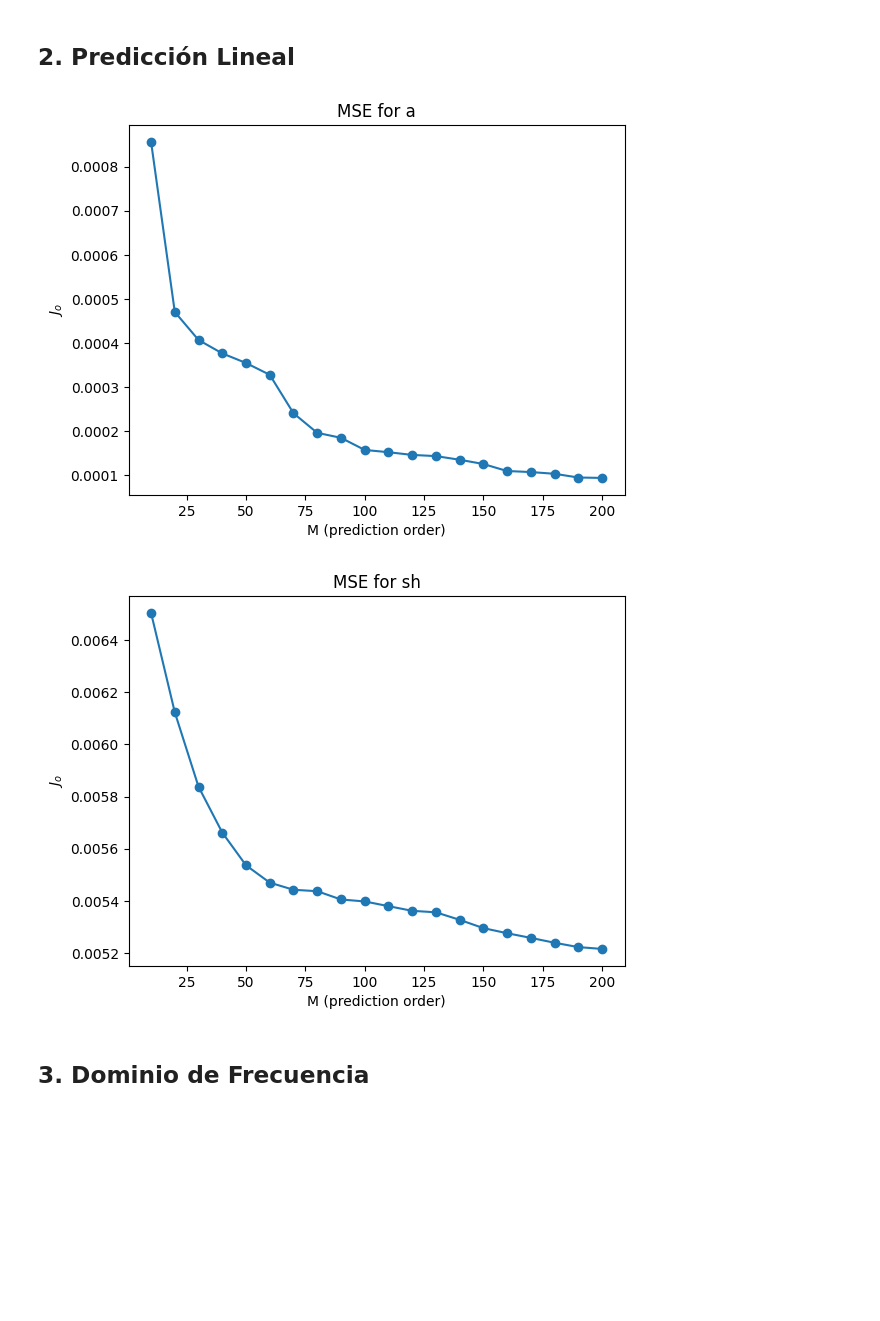
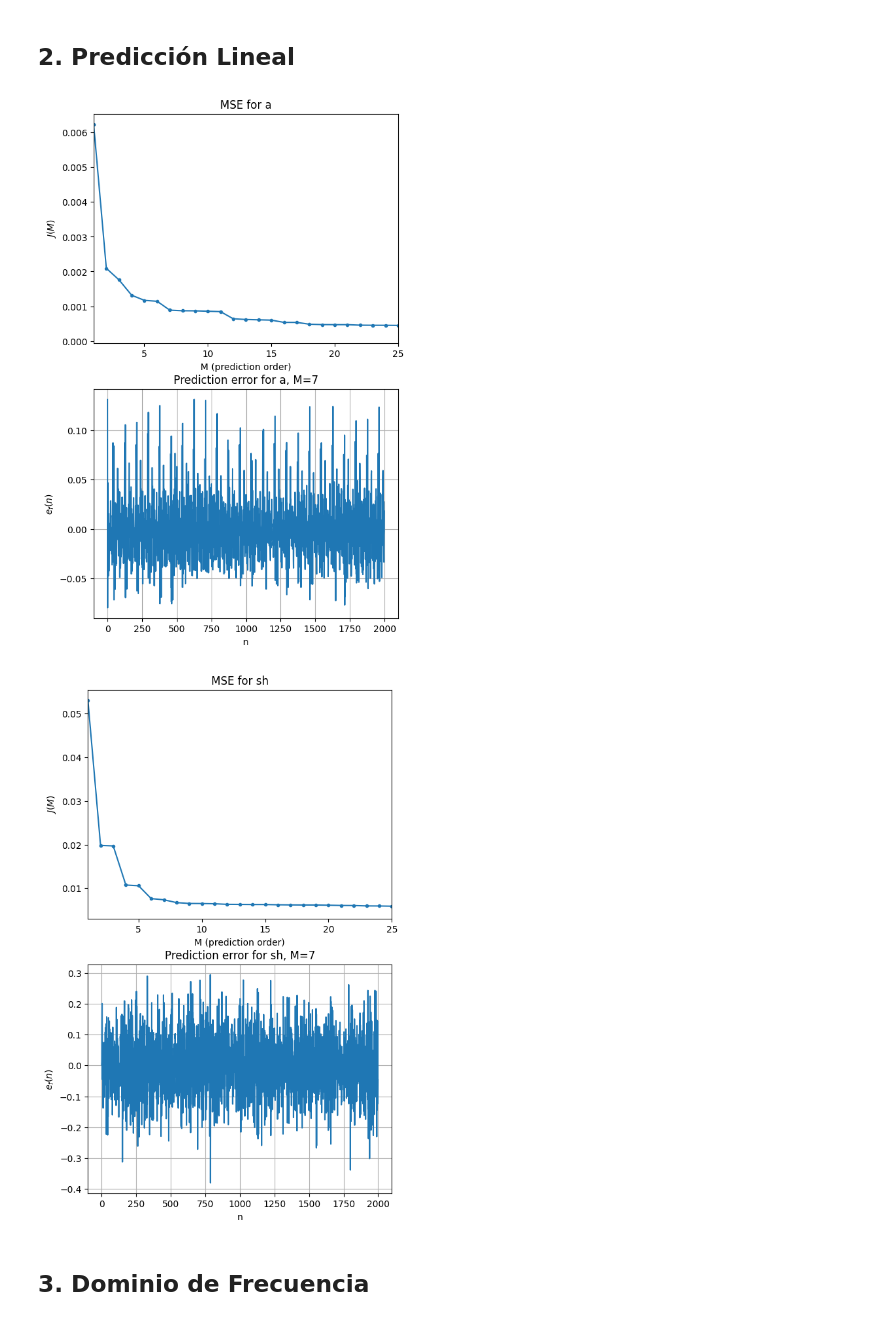
Before and after one commit to albertig2/Procesamiento-Adaptivo-22.46-, a Jupyter notebook: TP3/TP2_prediccion_lineal.ipynb, the cells around one changed output. Cells and saved outputs as stored; diff of their text form; code cells hidden in the pictures; blank space fills up the shorter version.

```diff
--- a/TP3/TP2_prediccion_lineal.ipynb
+++ b/TP3/TP2_prediccion_lineal.ipynb
@@ -44,55 +43,72 @@ display(Audio(sh, rate=fs))
 # %% [markdown]
 ## 2. Predicción Lineal
 # %%
+
 # Predicción forward
 # Plot MSE J
 # Dos codos para a y un para sh
 # Recomendacion: Investigen error ef(n)
 # ef(n) = x(n) + aH(n)x(n-1)
 # Not investigated ef.......
 
+def forward_prediction(x, M):
+    N = len(x)
+
+    # x[n-1], x[n-2], ..., x[n-M]
+    X = np.array([
+        x[n-M:n][::-1]
+        for n in range(M, N)
+    ])
+
+    # x[n]
+    d = x[M:N]
+
+    R = X.conj().T @ X / len(d)
+    r = X.conj().T @ d / len(d)
+
+    # e_f(n) = x(n) + a^H x(n-1)
+    ao = np.linalg.solve(R, -r)
+
+    # Prediction error
+    e = d + X @ ao
+
+    # Minimum MSE
+    # J = np.mean(np.abs(e)**2)
+    sigma_x2 = np.vdot(d, d).real / len(d)
+    Jo = sigma_x2 - np.vdot(-r, ao).real
+
+    return ao.real, e, Jo
+
+
+M_values = range(1, 71)
 
 for x, name in zip([a, sh], ['a', 'sh']):
-    M_values = [10, 20, 30, 40, 50, 60, 70, 80, 90, 100, 110, 120, 130, 140, 150, 160, 170, 180, 190, 200]
-
-    N = len(x)
 
     J = []
 
     for M in M_values:
+        ao, e, Jo = forward_prediction(x, M)
+        J.append(Jo)
+    fig, ax = plt.subplots(2, 1, figsize=(6, 10))
+    ax[0].plot(M_values, J, "-o", markersize=3)
+    ax[0].set_xlim(1, 25)
+    ax[0].set_xlabel("M (prediction order)")
+    ax[0].set_ylabel(r"$J(M)$")
+    ax[0].set_title(f"MSE for {name}")
 
-        # Past samples: x[n-1], ..., x[n-M]
-        X = np.array([
-            x[n-M:n][::-1]
-            for n in range(M, N)
-        ])
+    M = 7
+    ao, e, Jo = forward_prediction(x, M)
 
-        # Desired/current samples: x[n]
-        d = x[M:N]
+    ax[1].plot(e[:2000])
+    ax[1].set_xlabel("n")
+    ax[1].set_ylabel(r"$e_f(n)$")
+    ax[1].set_title(f"Prediction error for {name}, M={M}")
 
-        # Autocorrelation matrix
-        R = X.conj().T @ X / len(d)
-
-        # Cross-correlation vector
-        r = X.conj().T @ d / len(d)
-
-        # Optimal predictor coefficients
-        ao = np.linalg.solve(R, -r)
-
-        # Minimum MSE
-        sigma_x2 = np.vdot(d, d).real / len(d)
-        Jo = sigma_x2 - np.vdot(-r, ao).real
-
-        J.append(Jo)
-
-    plt.plot(M_values, J, "-o")
-    plt.xlabel("M (prediction order)")
-    plt.ylabel(r"$J_o$")
-    plt.title(f'MSE for {name}')
+    plt.grid()
     plt.show()
 # %% [output]
-[figure, old version]
+[figure, new version]
-[figure, old version]
+[figure, new version]
 # %% [markdown]
 ## 3. Dominio de Frecuencia
 # %%
```
Also changed, not shown: parts of 21 cells of this notebook.
